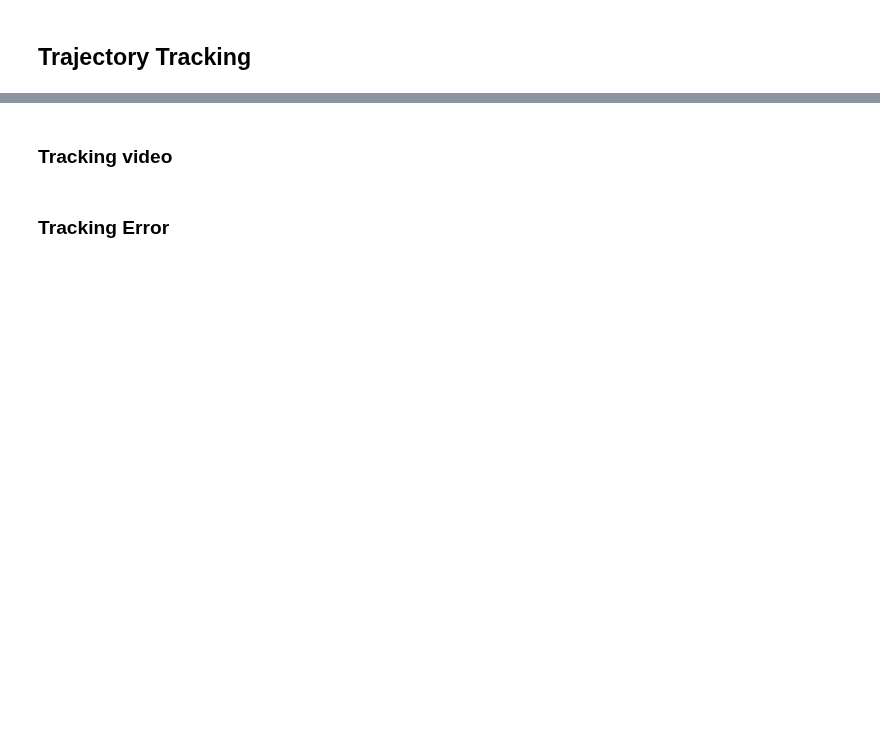
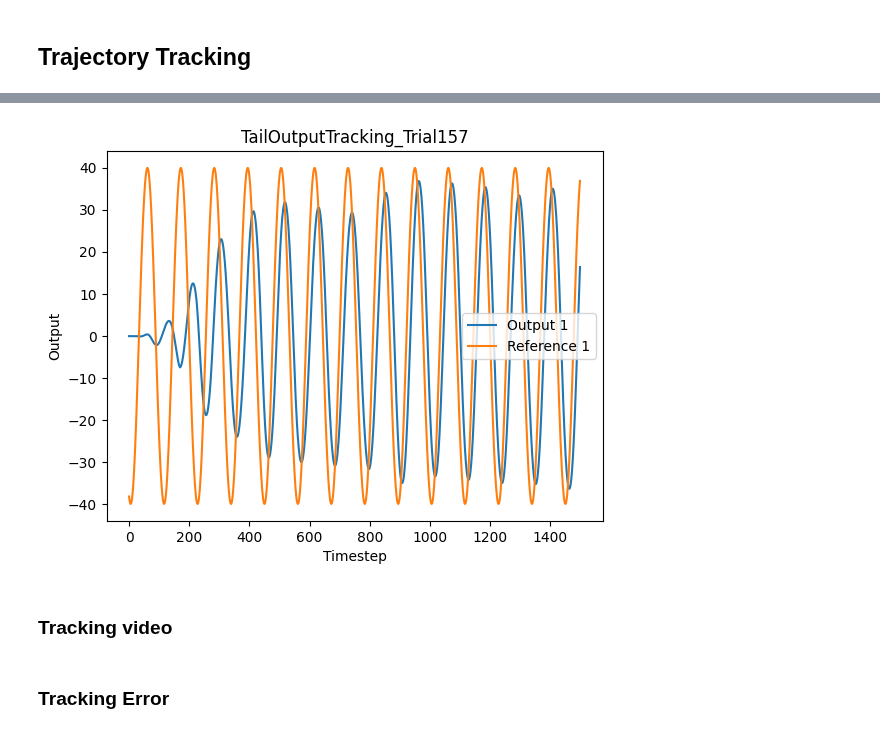
Before and after one commit to iman-adibnazari/anguilliformOptimalControl, a Jupyter notebook: src/notebooks/experiments/rhcAnalysis.ipynb, the cells around one changed output, grey strips where cells are left out. Saved outputs shown, nothing was run; the diff lists cells and outputs as text; code cells hidden in the pictures; blank space fills up the shorter version.

```diff
--- a/src/notebooks/experiments/rhcAnalysis.ipynb
+++ b/src/notebooks/experiments/rhcAnalysis.ipynb
@@ -147,3 +147,15 @@ for i in range(40):
+# %%
+# Generate svg of just output index 1 against its reference trajectory with trial id in title
+fig, ax = plt.subplots()
+ax.plot(Y_fom[1,:], label="Output 1")
+ax.plot(y_refs[1,:], label="Reference 1")
+ax.set_xlabel("Timestep")
+ax.set_ylabel("Output")
+ax.legend()
+ax.set_title(f"TailOutputTracking_Trial{trial_id}")
+plt.savefig(f"TailOutputTracking_Trial{trial_id}.svg")
+# %% [output]
+[figure, added]
 # %% [markdown]
 ### Tracking video
 # %%
```
Also changed, not shown: parts of 3 cells of this notebook, 8 other files.
